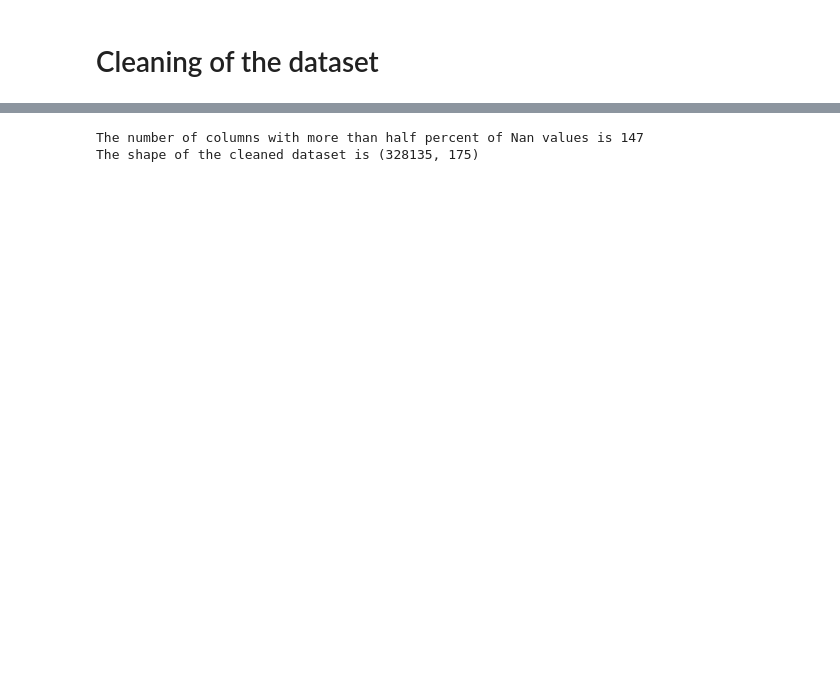
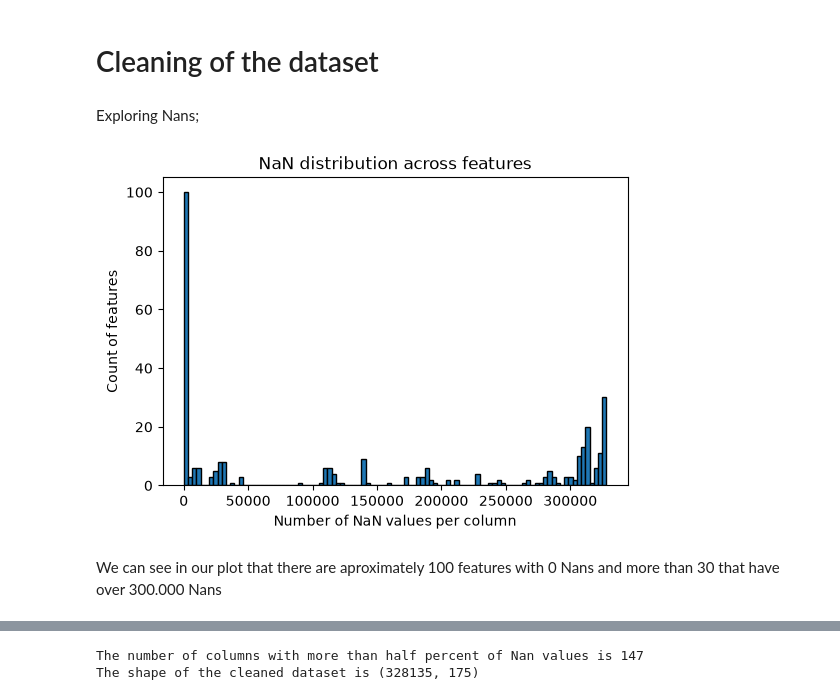
Before and after one commit to bsoleclaur/epfl-ml-project1, a Jupyter notebook: dataanalysis.ipynb, the cells around one changed output, grey strips where cells are left out. Saved outputs shown, nothing was run; the diff lists cells and outputs as text; code cells hidden in the pictures; blank space fills up the shorter version.

```diff
--- a/dataanalysis.ipynb
+++ b/dataanalysis.ipynb
@@ -11,0 +12,2 @@ y_train = np.genfromtxt("y_train.csv", delimiter=",", names = True)
+# %%
+x_train, x_test, y_train, train_ids, test_ids = load_csv_data("data")
@@ -59,0 +59,8 @@ plt.show()
+# %% [markdown]
+Exploring Nans;
+# %%
+nan_number, nan_pctg = nan_count(x_train ,plot = True)
+# %% [output]
+[figure, added]
+# %% [markdown]
+We can see in our plot that there are aproximately 100 features with 0 Nans and more than 30 that have over 300.000 Nans
```
Also changed, not shown: parts of 33 cells of this notebook, 3 other files.
